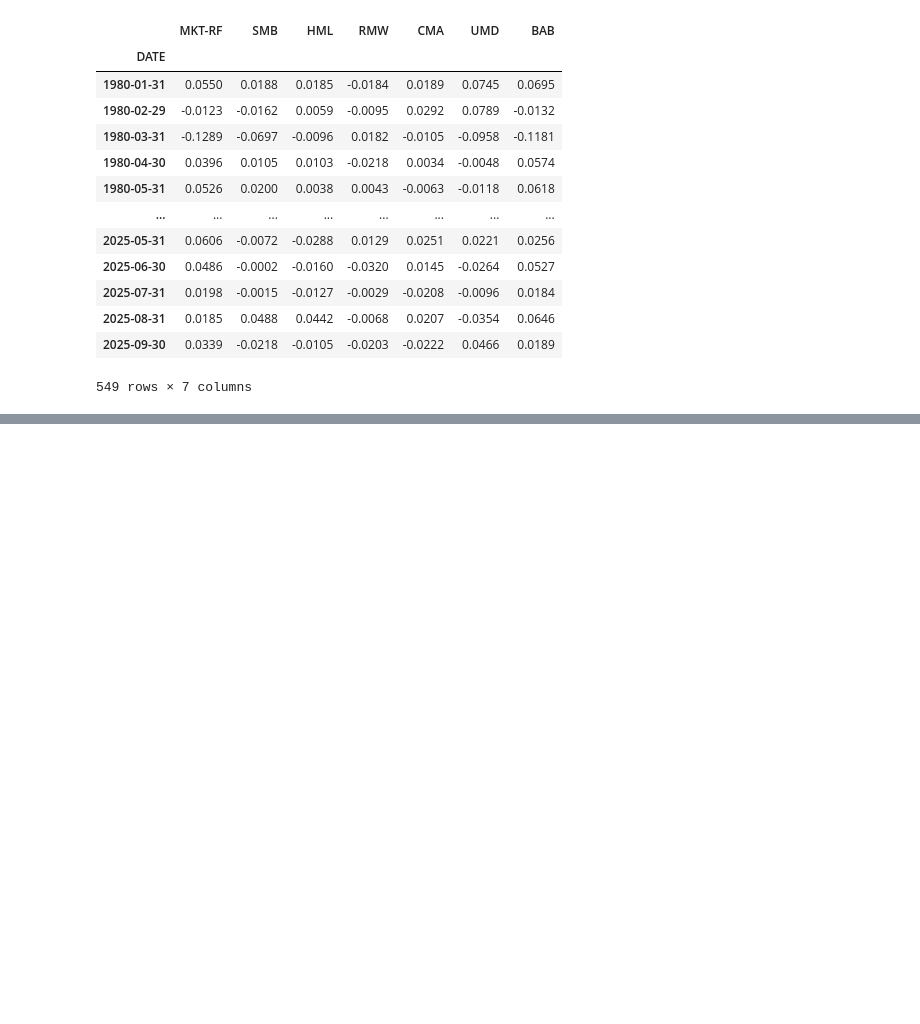
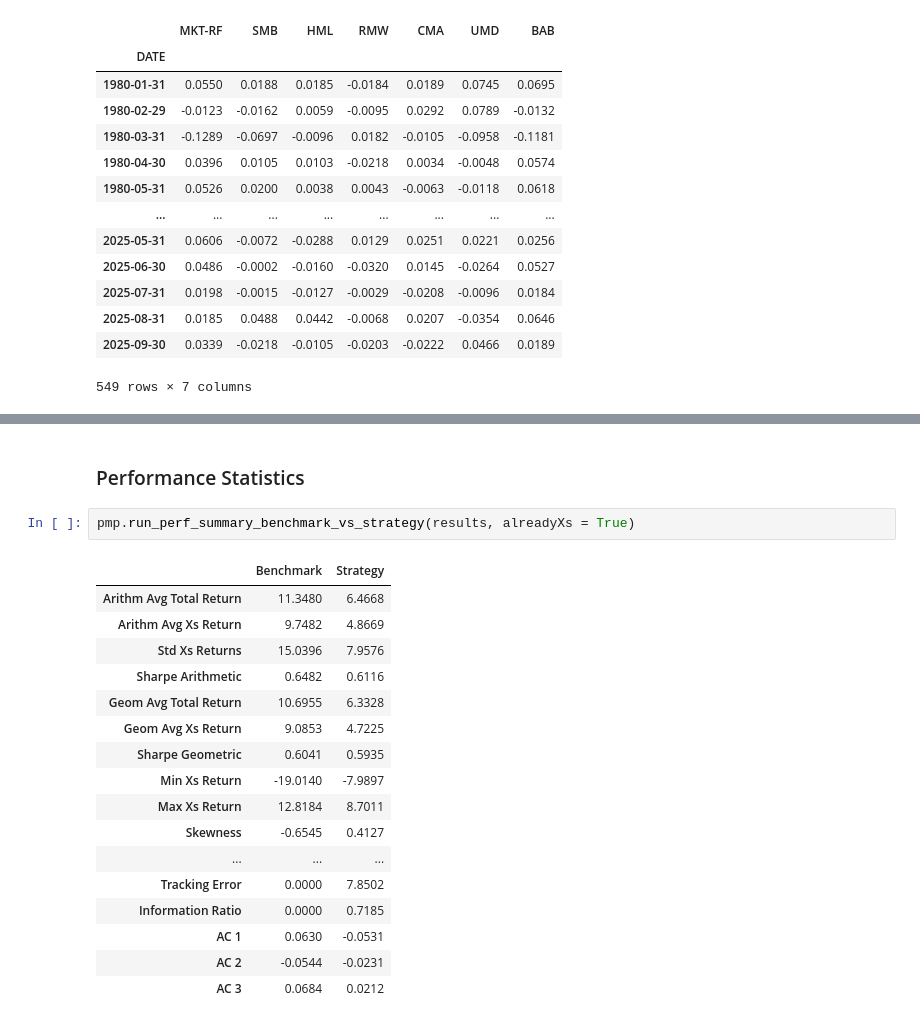
Before and after one commit to DanUZH/PMP_December_8, a Jupyter notebook: Code/Combined_Portfolio.ipynb, the cells around one changed output, grey strips where cells are left out. Drawn from its saved outputs; the diff is of its cells as text; blank space fills up the shorter version.

```diff
--- a/Code/Combined_Portfolio.ipynb
+++ b/Code/Combined_Portfolio.ipynb
@@ -178,0 +248,22 @@ combined_weights
+# %% [markdown]
+### Performance Statistics
+# %%
+pmp.run_perf_summary_benchmark_vs_strategy(results, alreadyXs = True)
+# %% [output]
+|  | Benchmark | Strategy |
+| Arithm Avg Total Return | 11.3480 | 6.4668 |
+| Arithm Avg Xs Return | 9.7482 | 4.8669 |
+| Std Xs Returns | 15.0396 | 7.9576 |
+| Sharpe Arithmetic | 0.6482 | 0.6116 |
+| Geom Avg Total Return | 10.6955 | 6.3328 |
+| Geom Avg Xs Return | 9.0853 | 4.7225 |
+| Sharpe Geometric | 0.6041 | 0.5935 |
+| Min Xs Return | -19.0140 | -7.9897 |
+| Max Xs Return | 12.8184 | 8.7011 |
+| Skewness | -0.6545 | 0.4127 |
+| ... | ... | ... |
+| Tracking Error | 0.0000 | 7.8502 |
+| Information Ratio | 0.0000 | 0.7185 |
+| AC 1 | 0.0630 | -0.0531 |
+| AC 2 | -0.0544 | -0.0231 |
+| AC 3 | 0.0684 | 0.0212 |
```
Also changed, not shown: parts of 16 cells of this notebook, 10 other files.
